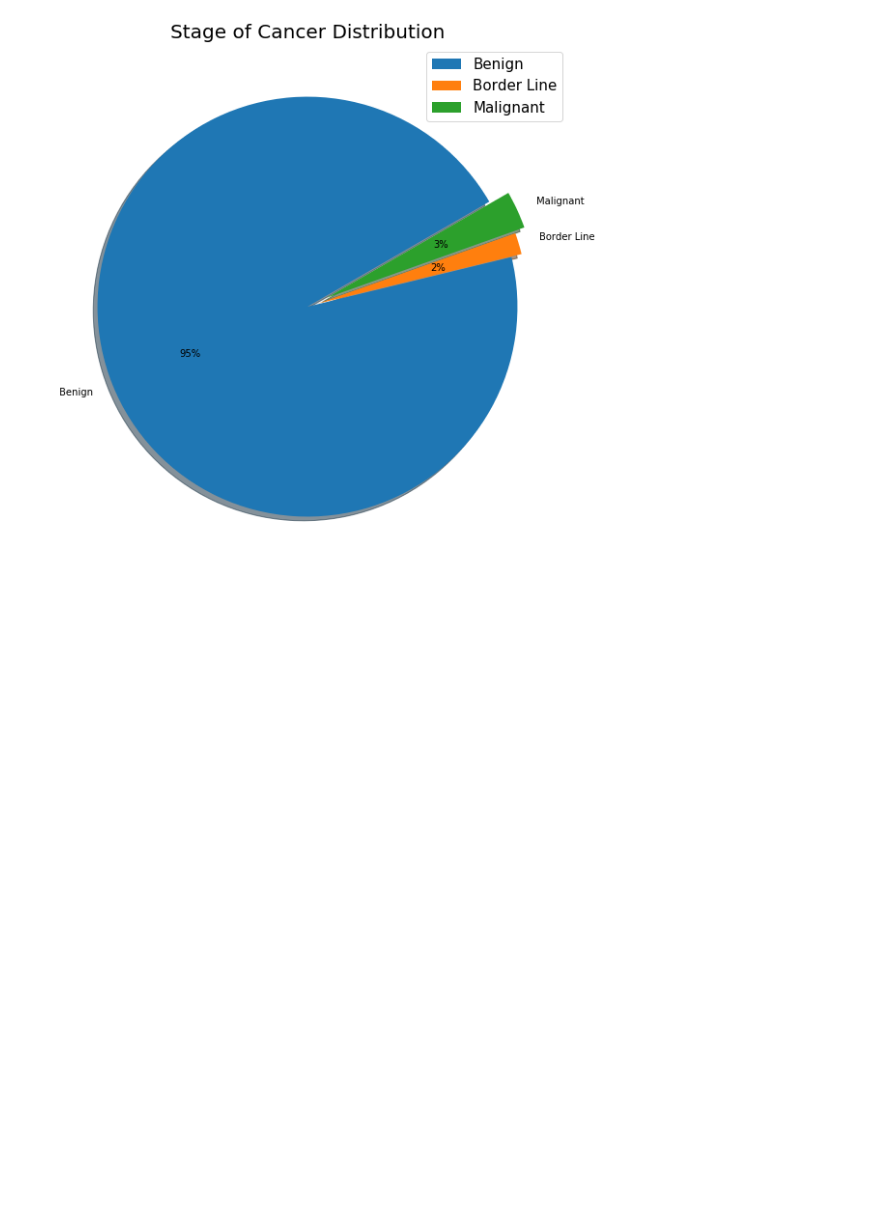
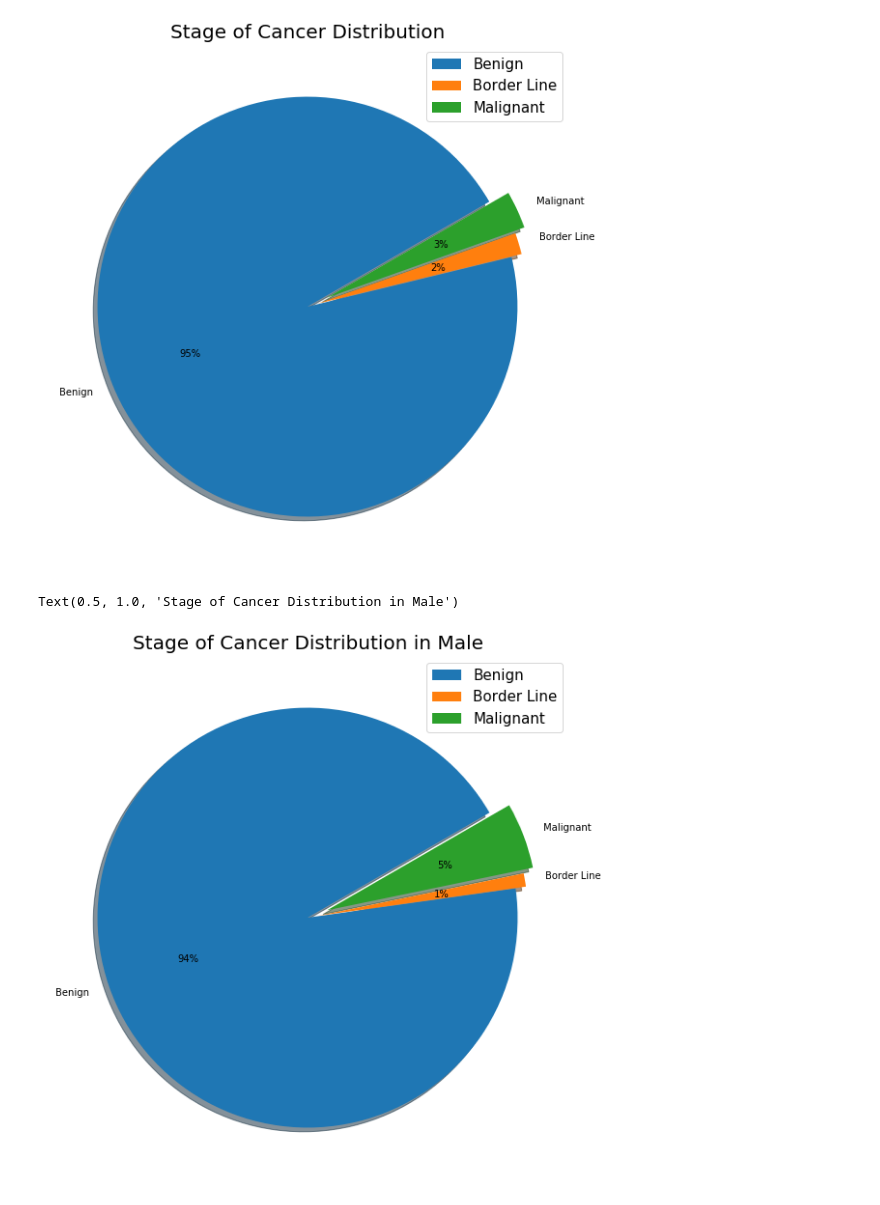
Before and after one commit to ssnk4343/Hospital_Cancer_Analysis, a Jupyter notebook: Cancer_Analysis.ipynb, the cells around one changed output. Cells and saved outputs as stored; diff of their text form; code cells hidden in the pictures; blank space fills up the shorter version.

```diff
--- a/Cancer_Analysis.ipynb
+++ b/Cancer_Analysis.ipynb
@@ -118,3 +118,15 @@ plt.title("Stage of Cancer Distribution", Fontsize=20)
 # %% [output]
 Text(0.5, 1.0, 'Stage of Cancer Distribution')
 [figure]
+# %%
+plt.figure(figsize=(10,10))
+male_k=df['Sex']=='Male'
+benign_m = df.loc[male_k,'Benign'].count()
+borderline_m =df.loc[male_k,'Borderline'].count()
+malignant_m = df.loc[male_k,'Malignant'].count()
+plt.pie([benign_m,borderline_m,malignant_m],labels=['Benign','Border Line','Malignant'],shadow=True,explode=[0,0.05,0.1],autopct='%1.f%%',startangle=390)
+plt.legend(loc='upper right',fontsize=15)
+plt.title("Stage of Cancer Distribution in Male", Fontsize=20)
+# %% [output]
+Text(0.5, 1.0, 'Stage of Cancer Distribution in Male')
+[figure, added]
```
Also changed, not shown: parts of 5 cells of this notebook.
